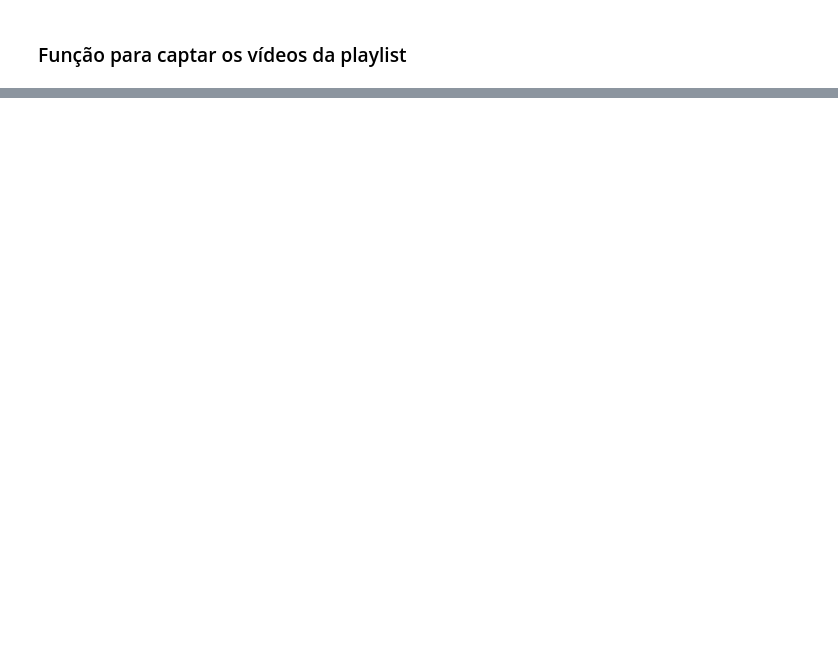
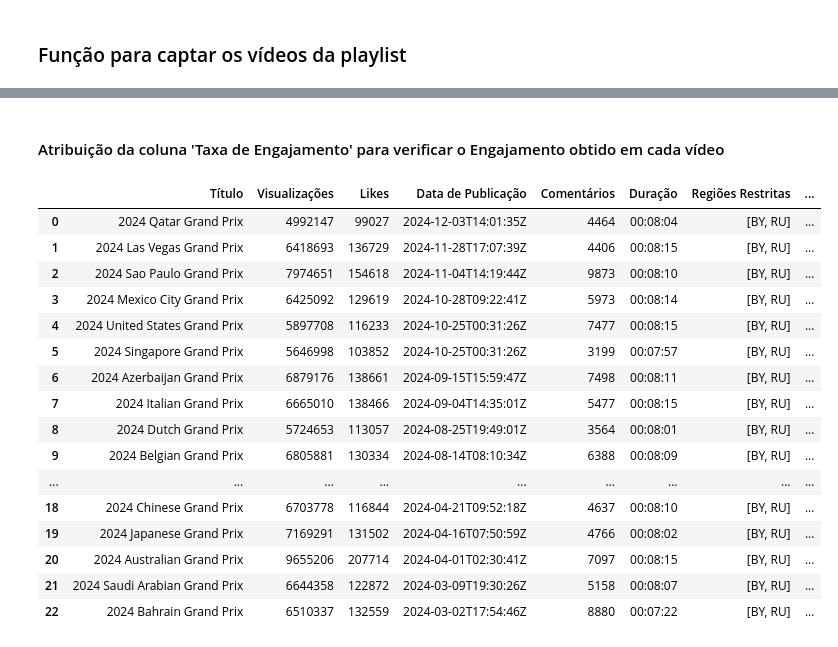
Before and after one commit to HeuerBcH/desafio-api-dados-dashboard, a Jupyter notebook: project/challenge.ipynb, the cells around one changed output, grey strips where cells are left out. Drawn from its saved outputs; the diff is of its cells as text; code cells hidden in the pictures; blank space fills up the shorter version.

```diff
--- a/project/challenge.ipynb
+++ b/project/challenge.ipynb
@@ -145,3 +138,30 @@ df
 # %%
 # Nota: 'BY' = 'Bielorússia'; 'RU' = 'Rússia'
 # Os países em questão estão com restrição para o vídeo possivelmente em virtude de questões diplomáticas e devido à Guerra Rússia x Ucrânia que acontece ainda no presente ano (2024)
+# %% [markdown]
+#### Atribuição da coluna 'Taxa de Engajamento' para verificar o Engajamento obtido em cada vídeo
+# %%
+# Atribuindo coluna para Taxa de Engajamento 'Taxa Engajamento" de cada vídeo"
+
+df['Taxa de Engajamento'] = (df['Likes'] + df['Comentários'])/df['Visualizações']*100
+df['Taxa de Engajamento'] = df['Taxa de Engajamento'].round(2)
+
+df
+# %% [output]
+|  | Título | Visualizações | Likes | Data de Publicação | Comentários | Duração | Regiões Restritas | ... |
+| 0 | 2024 Qatar Grand Prix | 4992147 | 99027 | 2024-12-03T14:01:35Z | 4464 | 00:08:04 | [BY, RU] | ... |
+| 1 | 2024 Las Vegas Grand Prix | 6418693 | 136729 | 2024-11-28T17:07:39Z | 4406 | 00:08:15 | [BY, RU] | ... |
+| 2 | 2024 Sao Paulo Grand Prix | 7974651 | 154618 | 2024-11-04T14:19:44Z | 9873 | 00:08:10 | [BY, RU] | ... |
+| 3 | 2024 Mexico City Grand Prix | 6425092 | 129619 | 2024-10-28T09:22:41Z | 5973 | 00:08:14 | [BY, RU] | ... |
+| 4 | 2024 United States Grand Prix | 5897708 | 116233 | 2024-10-25T00:31:26Z | 7477 | 00:08:15 | [BY, RU] | ... |
+| 5 | 2024 Singapore Grand Prix | 5646998 | 103852 | 2024-10-25T00:31:26Z | 3199 | 00:07:57 | [BY, RU] | ... |
+| 6 | 2024 Azerbaijan Grand Prix | 6879176 | 138661 | 2024-09-15T15:59:47Z | 7498 | 00:08:11 | [BY, RU] | ... |
+| 7 | 2024 Italian Grand Prix | 6665010 | 138466 | 2024-09-04T14:35:01Z | 5477 | 00:08:15 | [BY, RU] | ... |
+| 8 | 2024 Dutch Grand Prix | 5724653 | 113057 | 2024-08-25T19:49:01Z | 3564 | 00:08:01 | [BY, RU] | ... |
+| 9 | 2024 Belgian Grand Prix | 6805881 | 130334 | 2024-08-14T08:10:34Z | 6388 | 00:08:09 | [BY, RU] | ... |
+| ... | ... | ... | ... | ... | ... | ... | ... | ... |
+| 18 | 2024 Chinese Grand Prix | 6703778 | 116844 | 2024-04-21T09:52:18Z | 4637 | 00:08:10 | [BY, RU] | ... |
+| 19 | 2024 Japanese Grand Prix | 7169291 | 131502 | 2024-04-16T07:50:59Z | 4766 | 00:08:02 | [BY, RU] | ... |
+| 20 | 2024 Australian Grand Prix | 9655206 | 207714 | 2024-04-01T02:30:41Z | 7097 | 00:08:15 | [BY, RU] | ... |
+| 21 | 2024 Saudi Arabian Grand Prix | 6644358 | 122872 | 2024-03-09T19:30:26Z | 5158 | 00:08:07 | [BY, RU] | ... |
+| 22 | 2024 Bahrain Grand Prix | 6510337 | 132559 | 2024-03-02T17:54:46Z | 8880 | 00:07:22 | [BY, RU] | ... |
```
Also changed, not shown: parts of 8 cells of this notebook.
